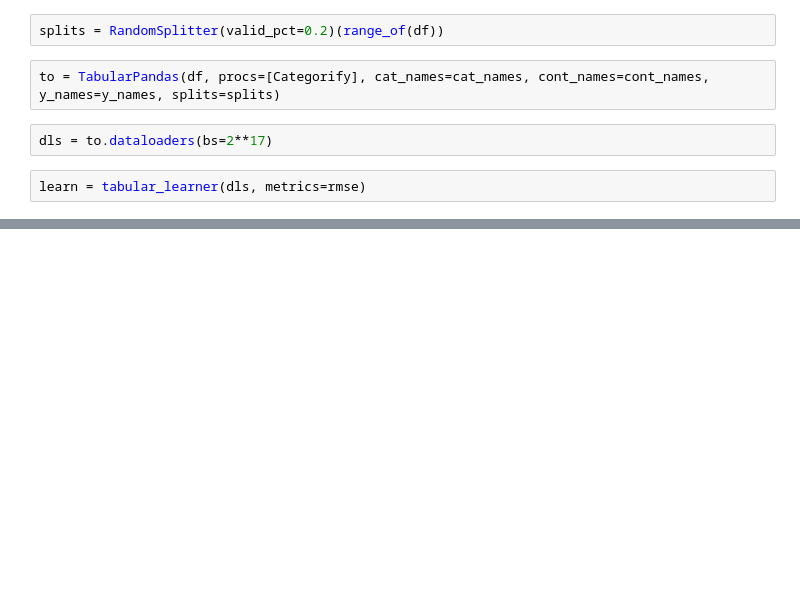
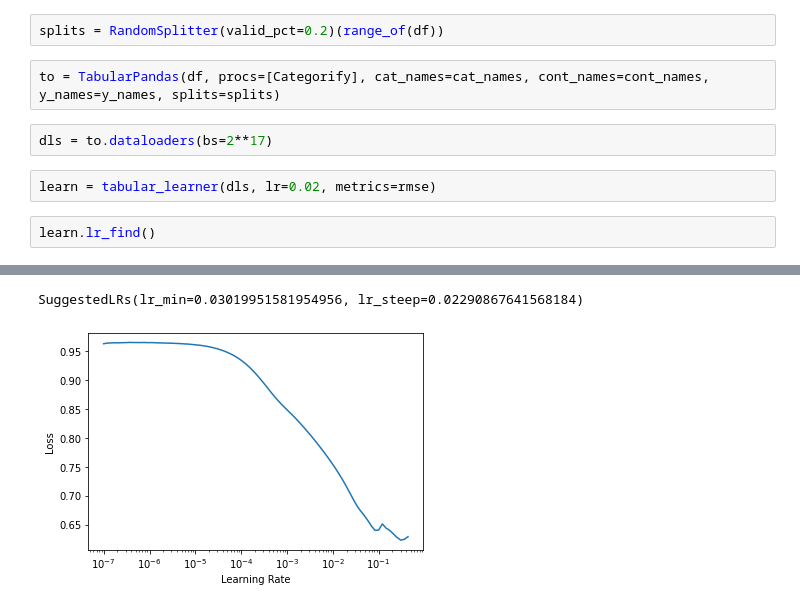
Before and after one commit to strombom/puffin-trader, a Jupyter notebook: BitNet/learn.ipynb, the cells around one changed output, grey strips where cells are left out. Drawn from its saved outputs; the diff is of its cells as text; blank space fills up the shorter version.

```diff
--- a/BitNet/learn.ipynb
+++ b/BitNet/learn.ipynb
@@ -61,5 +61,8 @@ splits = RandomSplitter(valid_pct=0.2)(range_of(df))
 to = TabularPandas(df, procs=[Categorify], cat_names=cat_names, cont_names=cont_names, y_names=y_names, splits=splits)
 # %%
 dls = to.dataloaders(bs=2**17)
-# %%
-learn = tabular_learner(dls, metrics=rmse)
+# %%
+learn = tabular_learner(dls, lr=0.02, metrics=rmse)
+# %%
+learn.lr_find()
+# %% [output]
@@ -66,3 +70,5 @@ learn = tabular_learner(dls, metrics=rmse)
+SuggestedLRs(lr_min=0.03019951581954956, lr_steep=0.02290867641568184)
+[figure, added]
 # %%
 learn.fit_one_cycle(50)
 # %% [output]
```
Also changed, not shown: parts of 4 cells of this notebook.
